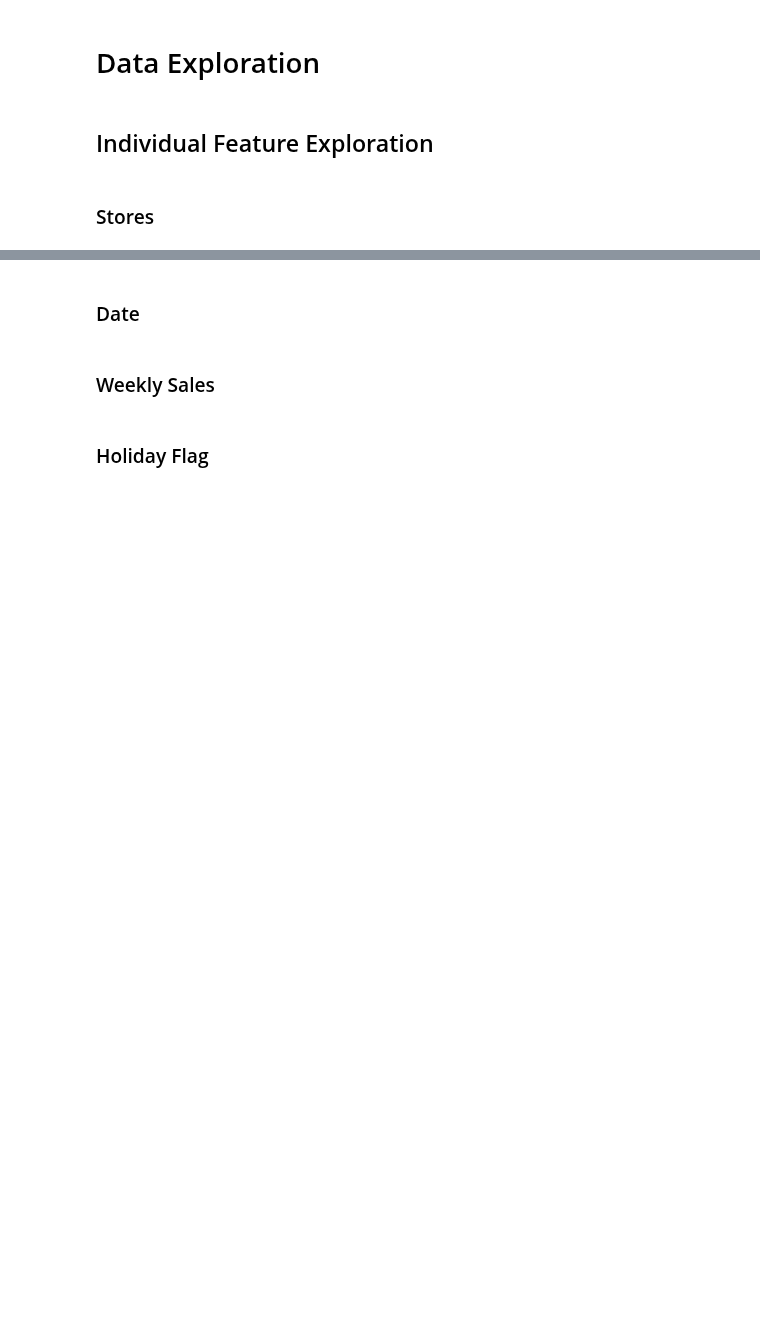
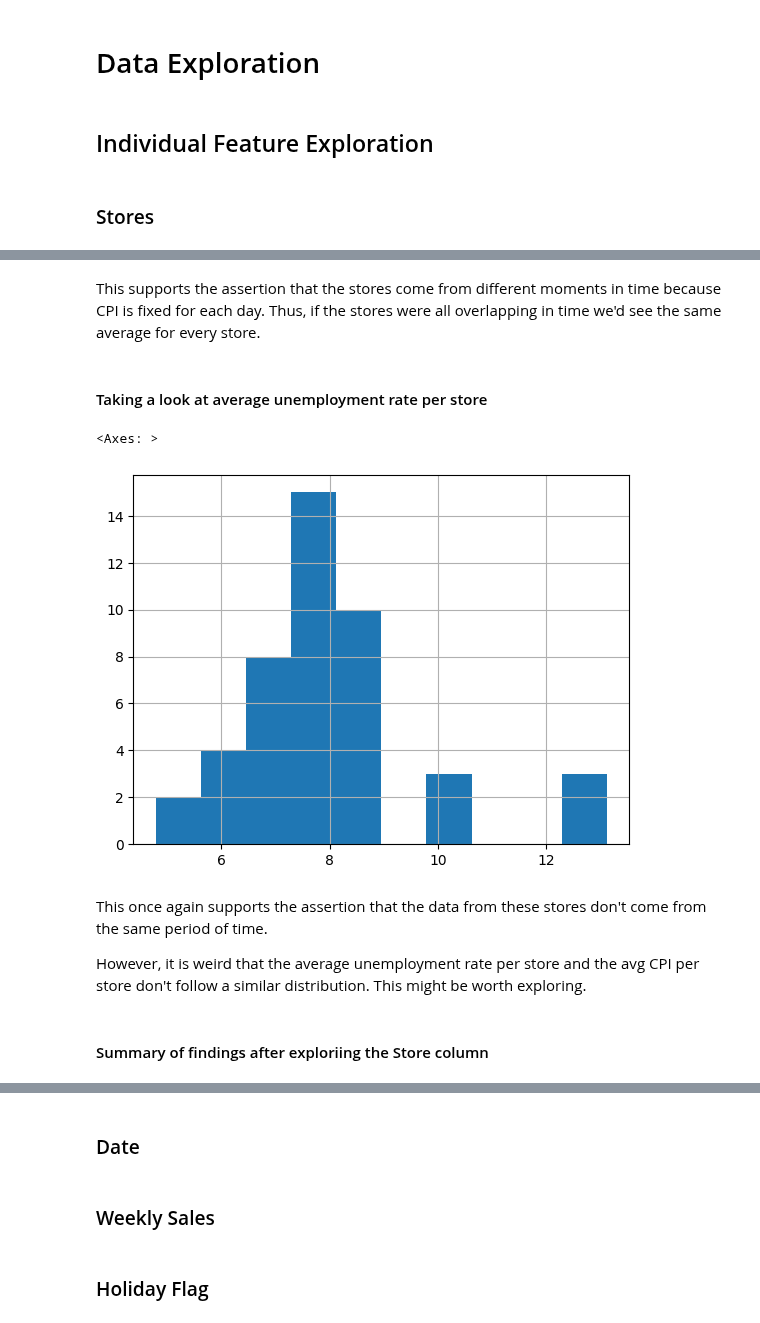
Before and after one commit to ChrisPerezLebron/CMSC320Project, a Jupyter notebook: main.ipynb, the cells around one changed output, grey strips where cells are left out. Saved outputs shown, nothing was run; the diff lists cells and outputs as text; code cells hidden in the pictures; blank space fills up the shorter version.

```diff
--- a/main.ipynb
+++ b/main.ipynb
@@ -26,0 +74,15 @@ df.head()
+# %% [markdown]
+This supports the assertion that the stores come from different moments in time because CPI is fixed for each day. Thus, if the stores were all overlapping in time we'd see the same average for every store.
+# %% [markdown]
+#### Taking a look at average unemployment rate per store
+# %%
+df.groupby("Store")["Unemployment"].mean().hist()
+# %% [output]
+<Axes: >
+[figure, added]
+# %% [markdown]
+This once again supports the assertion that the data from these stores don't come from the same period of time.
+
+However, it is weird that the average unemployment rate per store and the avg CPI per store don't follow a similar distribution. This might be worth exploring.
+# %% [markdown]
+#### Summary of findings after exploriing the Store column
```
Also changed, not shown: parts of 30 cells of this notebook.
